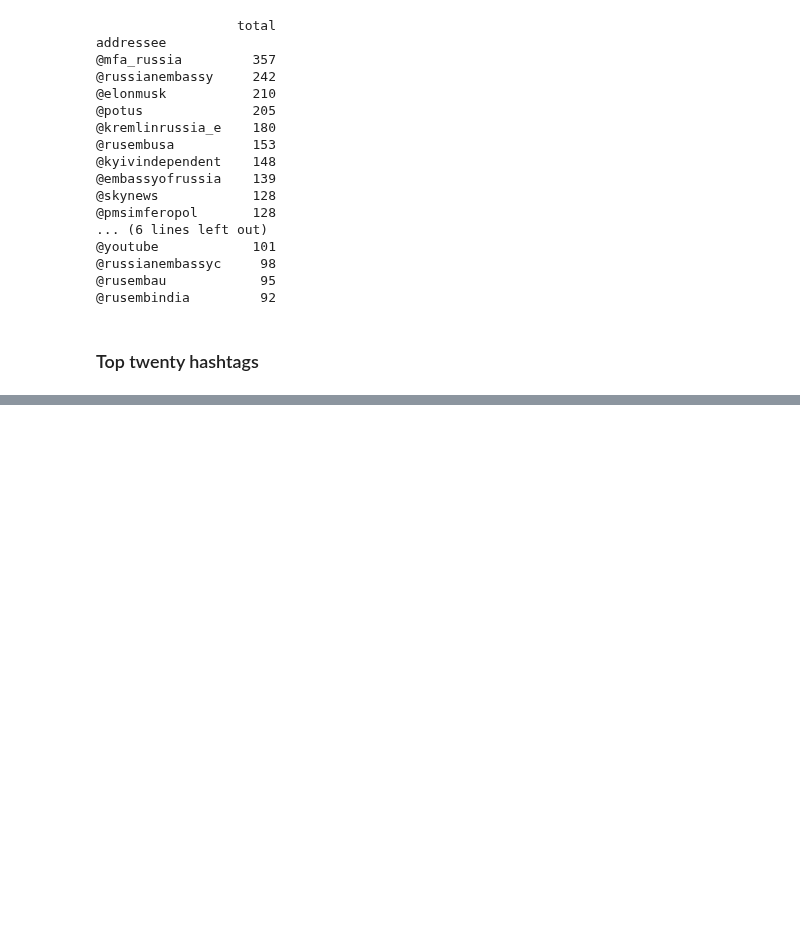
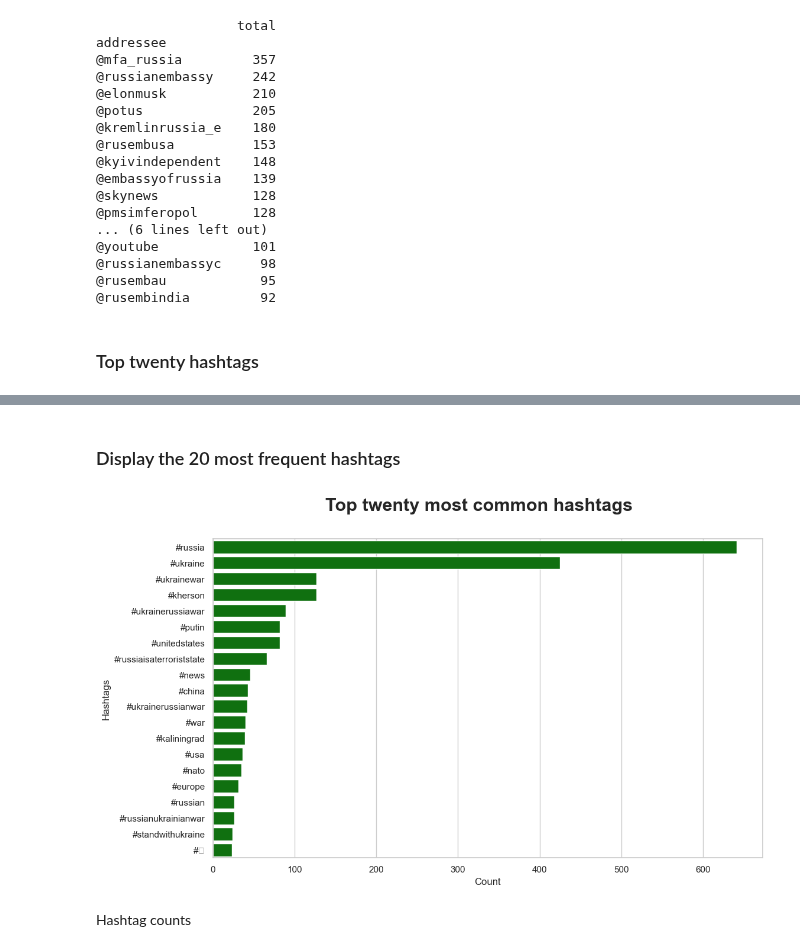
Before and after one commit to J-Kimani/DS, a Jupyter notebook: Projects/Russia Ukraine War Tweet Sentiment Analysis/rvu.ipynb, the cells around one changed output, grey strips where cells are left out. Drawn from its saved outputs; the diff is of its cells as text; code cells hidden in the pictures; blank space fills up the shorter version.

```diff
--- a/Projects/Russia Ukraine War Tweet Sentiment Analysis/rvu.ipynb
+++ b/Projects/Russia Ukraine War Tweet Sentiment Analysis/rvu.ipynb
@@ -631,0 +637,3 @@ addressee
+# %%
+df2['hashtag'] = df2['tweet'].apply(lambda hashtag: re.findall(r'\#\w+', hashtag))
+df2['hashtag'].sample(20)
@@ -631,0 +658,3 @@ addressee
+# %%
+hash_list = extract_list(df2, 'hashtag')
+hash_list[:10]
@@ -631,0 +678,3 @@ addressee
+# %%
+df_hash = pd.DataFrame(hash_list, columns= ['hashtag'])
+df_hash.sample(20)
@@ -631,0 +699,9 @@ addressee
+# %% [markdown]
+### Display the 20 most frequent hashtags
+# %%
+df_hash_1 = df_hash.value_counts()[:20].to_frame(name= 'total')
+draw_bar(df_hash_1, title= "Top twenty most common hashtags", ylabel= "Hashtags")
+# %% [output]
+[figure, added]
+# %% [markdown]
+Hashtag counts
```
Also changed, not shown: parts of 42 cells of this notebook.
